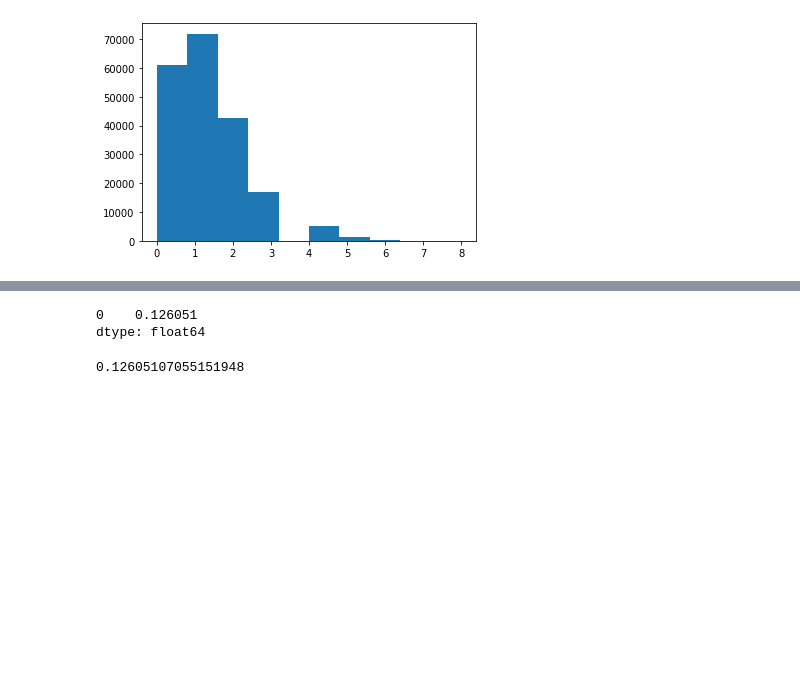
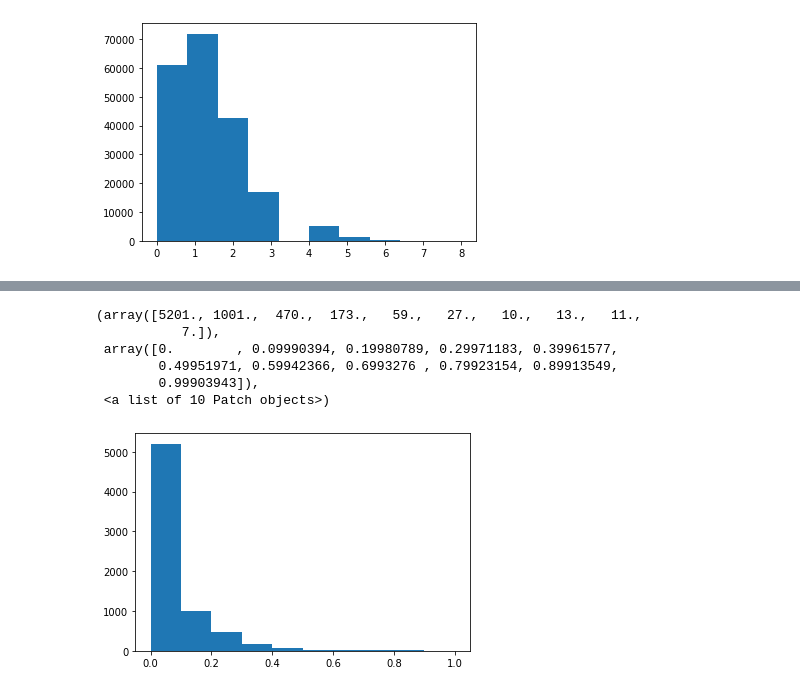
Before and after one commit to aditya-sengupta/exosyssim-prototyping, a Jupyter notebook: dev/occurrence_abc.ipynb, the cells around one changed output, grey strips where cells are left out. Saved outputs shown, nothing was run; the diff lists cells and outputs as text; code cells hidden in the pictures; blank space fills up the shorter version.

```diff
--- a/dev/occurrence_abc.ipynb
+++ b/dev/occurrence_abc.ipynb
@@ -283,12 +108,0 @@ test_planet = kois[kois.kepid == kois.kepid[0]]
-# %%
-pcomp_vectors(test_star, test_planet['koi_period'], test_planet['koi_prad'], test_planet['koi_eccen'])
-# %% [output]
-0    0.126051
-dtype: float64
-# %%
-test_period = test_planet['koi_period'][0]
-test_radius = test_planet['koi_prad'][0]
-test_eccen = 0
-pcomp(test_star.iloc[0], test_period, test_radius, test_eccen)
-# %% [output]
-0.12605107055151948
@@ -295,3 +153,13 @@ pcomp(test_star.iloc[0], test_period, test_radius, test_eccen)
 # %%
 combined = pd.merge(kois, stellar, on='kepid')
-plt.hist(pcomp(combined.iloc[0], combined['koi_period'], combined['koi_prad'], combined['koi_eccen']))
+pcomp = partial(dfm.get_completeness, pgam=pgam, mesthres_cols=mesthres_cols, mesthres_vals=mesthres_vals)
+pcomps = pcomp_vectors(combined, combined['koi_period'], combined['koi_prad'], combined['koi_eccen'])
+plt.hist(pcomps[~np.isnan(pcomps)])
+# %% [output]
+(array([5201., 1001.,  470.,  173.,   59.,   27.,   10.,   13.,   11.,
+           7.]),
+ array([0.        , 0.09990394, 0.19980789, 0.29971183, 0.39961577,
+        0.49951971, 0.59942366, 0.6993276 , 0.79923154, 0.89913549,
+        0.99903943]),
+ <a list of 10 Patch objects>)
+[figure, added]
```
Also changed, not shown: parts of 36 cells of this notebook, 1 other file.
